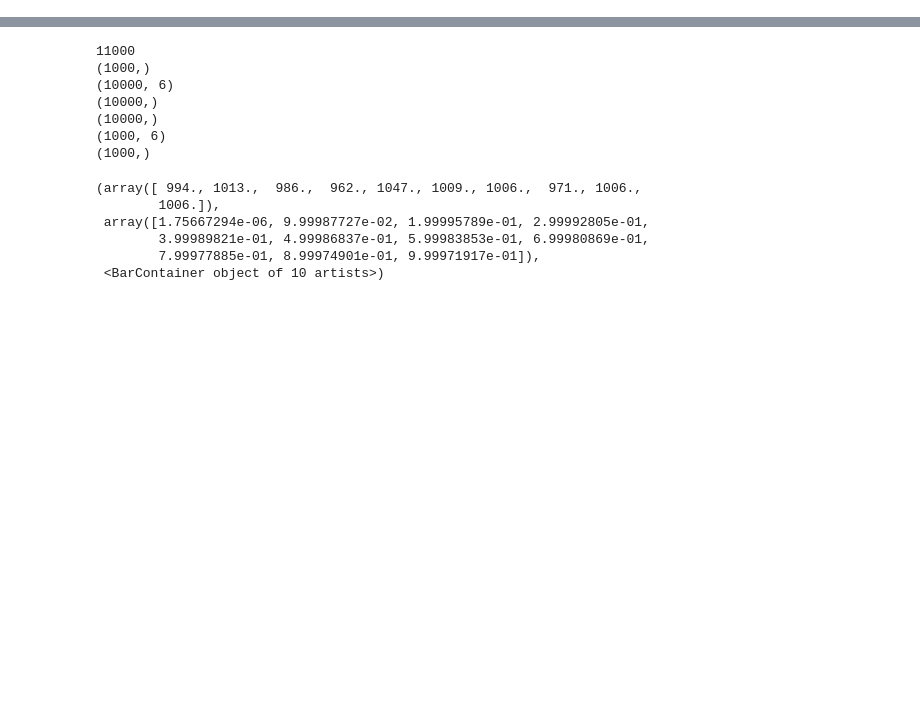
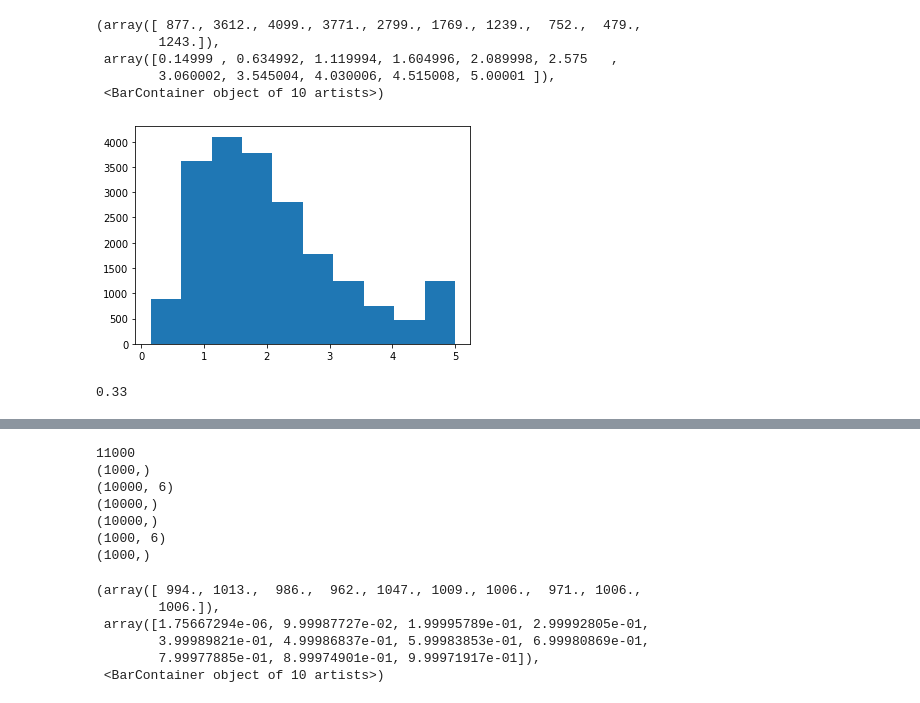
Before and after one commit to fbohu/Censored-Active-Learning, a Jupyter notebook: init.ipynb, the cells around one changed output, grey strips where cells are left out. Drawn from its saved outputs; the diff is of its cells as text; code cells hidden in the pictures; blank space fills up the shorter version.

```diff
--- a/init.ipynb
+++ b/init.ipynb
@@ -15,0 +42,2 @@ import torch
+# %%
+data = sklearn.datasets.fetch_california_housing()
@@ -15,0 +48,9 @@ import torch
+# %%
+plt.hist(data['target'])
+# %% [output]
+(array([ 877., 3612., 4099., 3771., 2799., 1769., 1239.,  752.,  479.,
+        1243.]),
+ array([0.14999 , 0.634992, 1.119994, 1.604996, 2.089998, 2.575   ,
+        3.060002, 3.545004, 4.030006, 4.515008, 5.00001 ]),
+ <BarContainer object of 10 artists>)
+[figure, added]
@@ -15,0 +63,4 @@ import torch
+# %%
+sum(y > cen)/200
+# %% [output]
+0.33
```
Also changed, not shown: parts of 9 cells of this notebook, 5 other files.
